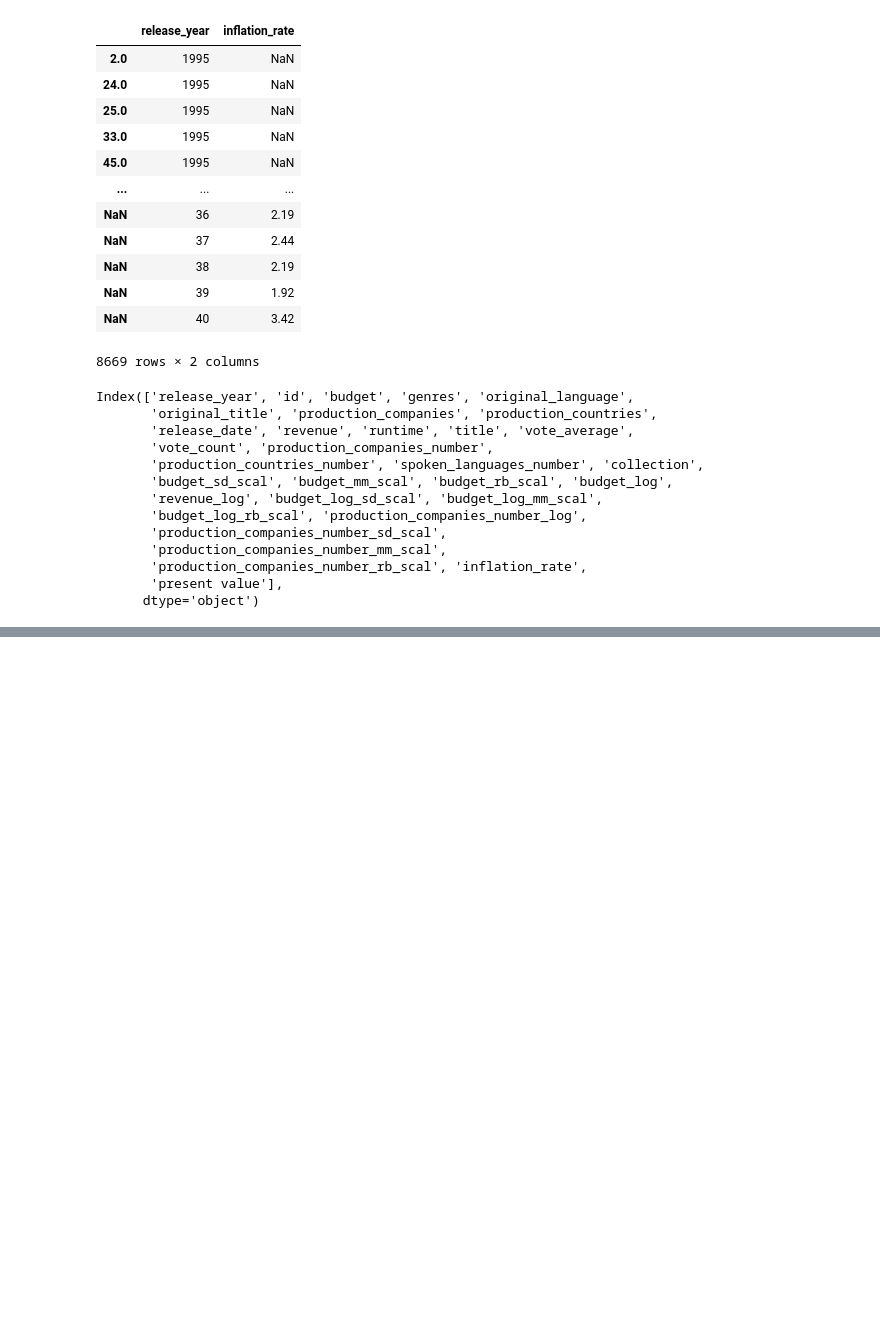
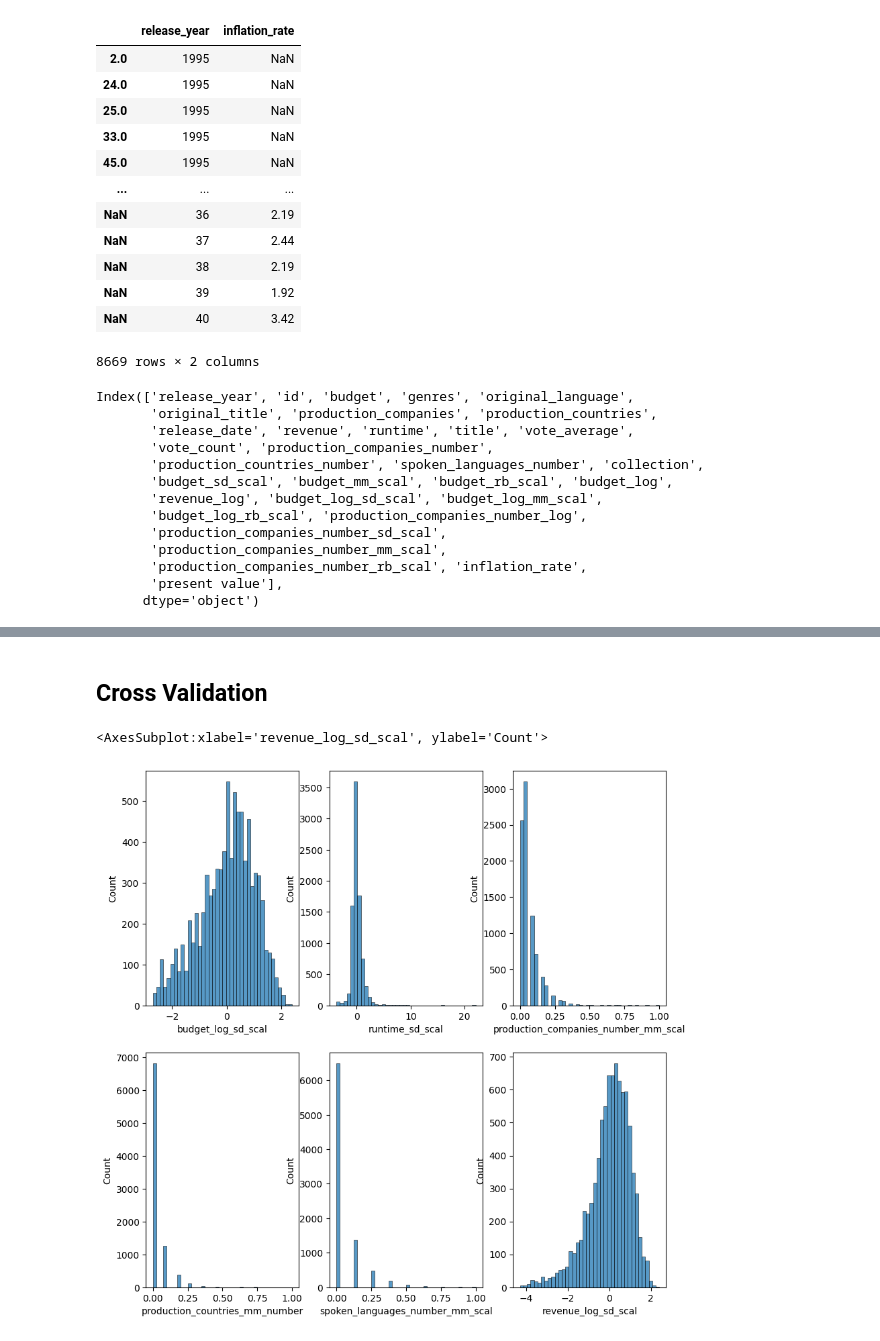
Before and after one commit to khasija/data-movie-revenue-prediction, a Jupyter notebook: notebooks/xiaohu_scaling.ipynb, the cells around one changed output, grey strips where cells are left out. Drawn from its saved outputs; the diff is of its cells as text; code cells hidden in the pictures; blank space fills up the shorter version.

```diff
--- a/notebooks/xiaohu_scaling.ipynb
+++ b/notebooks/xiaohu_scaling.ipynb
@@ -532,0 +557,15 @@ Index(['release_year', 'id', 'budget', 'genres', 'original_language',
+# %% [markdown]
+## Cross Validation
+# %%
+# Check distribution of data
+fig, axs = plt.subplots(nrows=2, ncols=3, figsize=(10,10))
+
+sns.histplot(df['budget_log_sd_scal'], bins=40, ax=axs[0,0])
+sns.histplot(df['runtime_sd_scal'], bins=40, ax=axs[0,1])
+sns.histplot(df['production_companies_number_mm_scal'], bins=40, ax=axs[0,2])
+sns.histplot(df['production_countries_mm_number'], bins=40, ax=axs[1,0])
+sns.histplot(df['spoken_languages_number_mm_scal'], bins=40, ax=axs[1,1])
+sns.histplot(df['revenue_log_sd_scal'], bins=40, ax=axs[1,2])
+# %% [output]
+<AxesSubplot:xlabel='revenue_log_sd_scal', ylabel='Count'>
+[figure, added]
```
Also changed, not shown: parts of 28 cells of this notebook.
